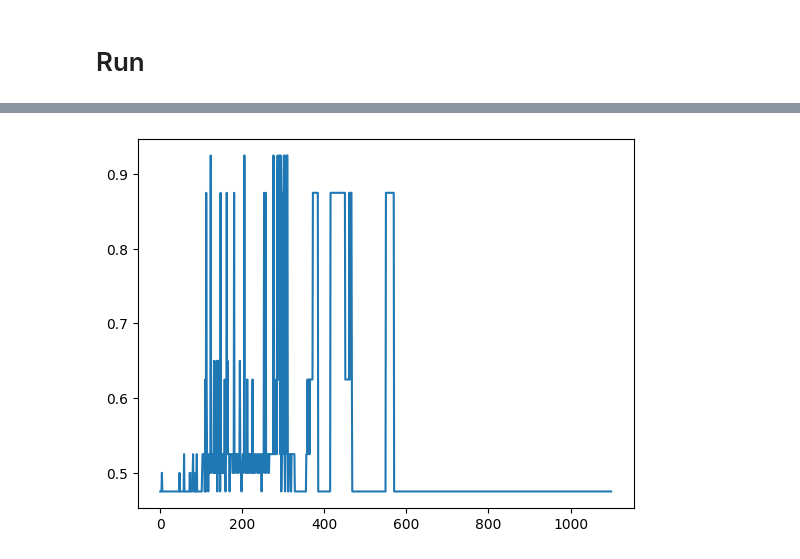
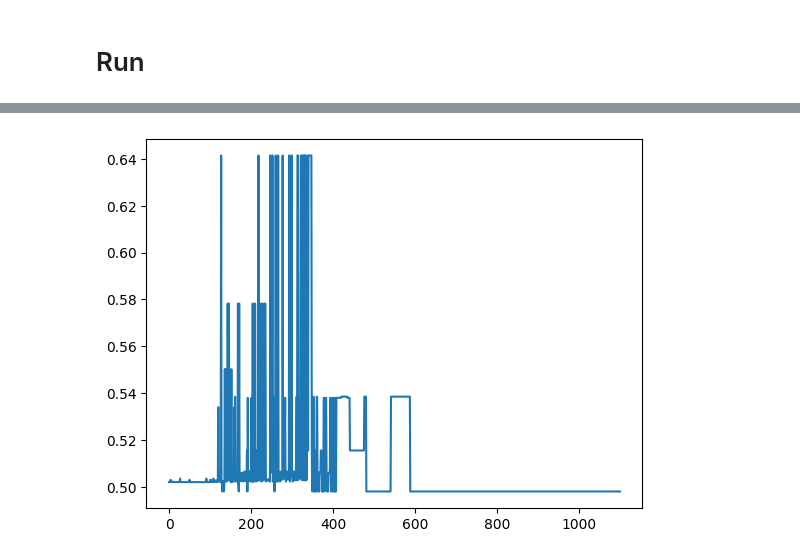
Before and after one commit to mikhmed-nabiev/IB-in-model-selection, a Jupyter notebook: automl-zero/code.ipynb, the cells around one changed output, grey strips where cells are left out. Saved outputs shown, nothing was run; the diff lists cells and outputs as text; code cells hidden in the pictures.

Commit message:
added multitask and termination of degenerate models

```diff
--- a/automl-zero/code.ipynb
+++ b/automl-zero/code.ipynb
@@ -357,7 +332,7 @@ def normalize(x):
 def loss(true, predicted):
     return (predicted >= 0.5) == true
 
-def evaluate(setup: Setup, predict: Predict, learn: Learn):
+def evaluate_one_task(setup: Setup, predict: Predict, learn: Learn, dtrain, dvalid):
     initialize_memory()
     setup.eval_func()
     for row in dtrain:
@@ -383,6 +358,12 @@ def evaluate(setup: Setup, predict: Predict, learn: Learn):
     mean_loss = sum_loss / len(dvalid)
     return mean_loss
 
+def evaluate(setup: Setup, predict: Predict, learn: Learn):
+    mean_loss = 0.0
+    for dtrain, dvalid in datasets:
+        mean_loss += evaluate_one_task(setup, predict, learn, dtrain, dvalid)
+    return mean_loss / n_tasks
+
 def get_best_model(models):
     best_model = models[0]
     for i in range(len(models)):
@@ -392,3 +375,16 @@ def get_best_model(models):
+# %%
+def is_current_model_degeneerate():
+    """
+    checks pool to see whether calculations with current model(setup, predict, learn)
+    produce degenerate values
+    """
+    scalars = pool.get_scalars()
+    vectors = pool.get_vectors().flatten()
+    values = np.concatenate((scalars, vectors))
+    for elem in values:
+        if elem is np.nan or elem is np.inf or elem is -np.inf or elem > 1e5 or elem < -1e5:
+            return True
+    return False
 # %% [markdown]
 # Evolution function
 # %%
@@ -401,6 +397,12 @@ def run_evolution(POPULATION_SIZE, SUBSET_SIZE, CYCLES_NUM):
         predict = mutator.mutate(Predict())
         learn = mutator.mutate(Learn())
         mean_loss = evaluate(setup, predict, learn)
+        while is_current_model_degeneerate():
+            setup = mutator.mutate(Setup())
+            predict = mutator.mutate(Predict())
+            learn = mutator.mutate(Learn())
+            mean_loss = evaluate(setup, predict, learn)
+
         population.append([setup, predict, learn, mean_loss])
         losses.append(mean_loss)
         history.append([setup, predict, learn, mean_loss])
@@ -412,10 +414,17 @@ def run_evolution(POPULATION_SIZE, SUBSET_SIZE, CYCLES_NUM):
             candidates.append(random_model)
         best_model = get_best_model(candidates)
         child = best_model
+
         child[0] = mutator.mutate(child[0]) # mutate setup
         child[1] = mutator.mutate(child[1]) # mutate predict
         child[2] = mutator.mutate(child[2]) # mutate learn
         child[3] = evaluate(child[0], child[1], child[2])
+        if is_current_model_degeneerate():
+            child[0] = mutator.mutate(child[0]) # mutate setup
+            child[1] = mutator.mutate(child[1]) # mutate predict
+            child[2] = mutator.mutate(child[2]) # mutate learn
+            child[3] = evaluate(child[0], child[1], child[2])
+
         population.pop(0)
         history.append(child)
         population.append(child)
@@ -429,3 +438,6 @@ num_of_vectors = 4
 pool = Pool(num_of_scalars=num_of_scalars, num_of_vectors=num_of_vectors)
 # %%
 mutator = Mutator()
+# %%
+%%time
+history = run_evolution(POPULATION_SIZE=100, SUBSET_SIZE=40, CYCLES_NUM=1000)
@@ -432,15 +447,10 @@ mutator = Mutator()
 # %%
-history = run_evolution(POPULATION_SIZE=100, SUBSET_SIZE=70, CYCLES_NUM=1000)
-
-# print(pool)
 losses = []
 for elem in history:
     losses.append(elem[-1])
-
-import matplotlib.pyplot as plt
 plt.plot(np.arange(len(losses)),losses);
 # %% [output]
-[figure, old version]
+[figure, new version]
 # %%
 print(pool)
 # %% [output]
```
Also changed, not shown: parts of 10 cells of this notebook.
